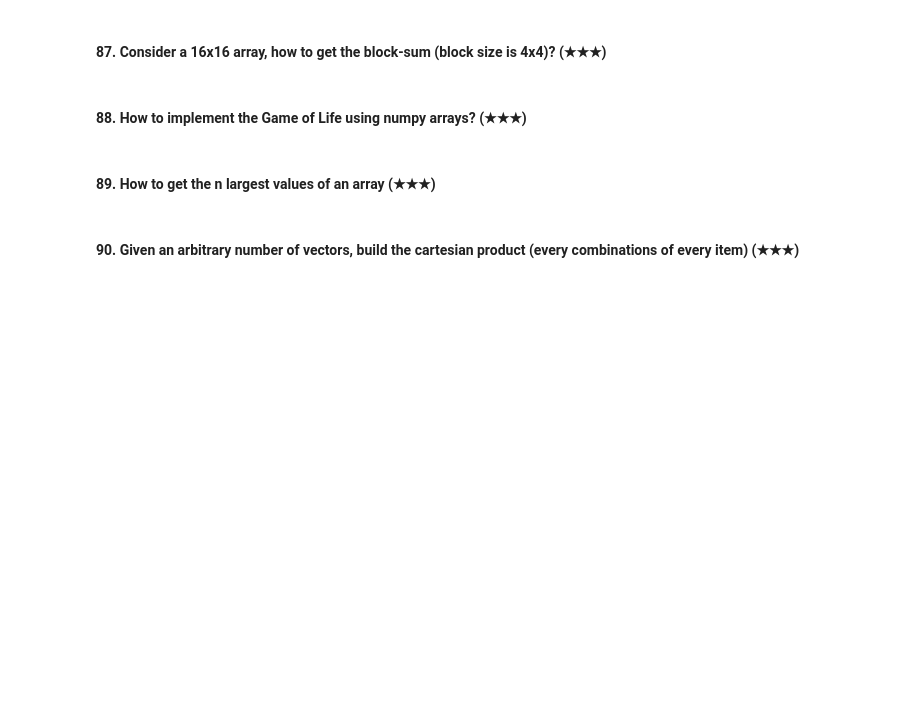
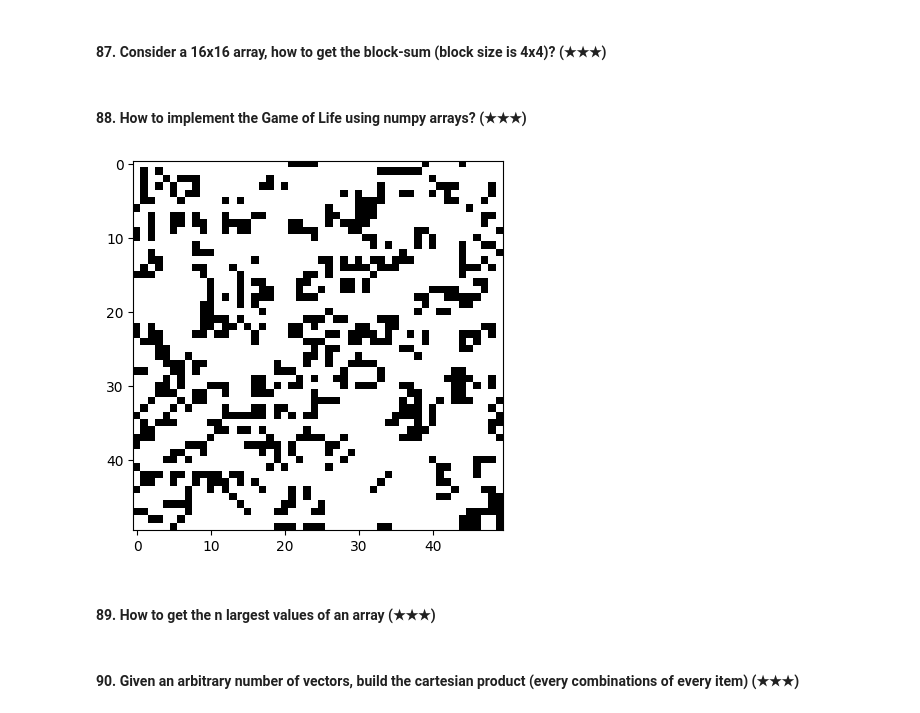
Before and after one commit to Iveynganga/PYTHON-DATA-ANALYSIS, a Jupyter notebook: Numpy5.ipynb, the cells around one changed output. Cells and saved outputs as stored; diff of their text form; code cells hidden in the pictures; blank space fills up the shorter version.

```diff
--- a/Numpy5.ipynb
+++ b/Numpy5.ipynb
@@ -339,4 +447,45 @@ subpart = extract_subpart(array, shape, center)
 # %% [markdown]
 #### 88. How to implement the Game of Life using numpy arrays? (★★★)
+# %%
+import numpy as np
+import matplotlib.pyplot as plt
+import matplotlib.animation as animation
+
+def update_board(board):
+    """
+    Update the board based on the rules of the Game of Life.
+    """
+    # Count neighbors for each cell
+    neighbors_count = (
+        np.roll(board, 1, axis=0) + np.roll(board, -1, axis=0) +
+        np.roll(board, 1, axis=1) + np.roll(board, -1, axis=1) +
+        np.roll(np.roll(board, 1, axis=0), 1, axis=1) +
+        np.roll(np.roll(board, 1, axis=0), -1, axis=1) +
+        np.roll(np.roll(board, -1, axis=0), 1, axis=1) +
+        np.roll(np.roll(board, -1, axis=0), -1, axis=1)
+    )
+
+    board_next = np.where((board == 1) & ((neighbors_count < 2) | (neighbors_count > 3)), 0, board)
+    board_next = np.where((board == 0) & (neighbors_count == 3), 1, board_next)
+
+    return board_next
+
+board = np.random.choice([0, 1], size=(50, 50), p=[0.5, 0.5])
+
+fig, ax = plt.subplots()
+
+img = ax.imshow(board, cmap='binary', interpolation='nearest')
+
+def animate(frame):
+    global board
+    board = update_board(board)
+    img.set_array(board)
+    return img,
+
+ani = animation.FuncAnimation(fig, animate, frames=100, interval=100, blit=True)
+
+plt.show()
+# %% [output]
+[figure, added]
 # %% [markdown]
 #### 89. How to get the n largest values of an array (★★★)
```
Also changed, not shown: parts of 19 cells of this notebook.
